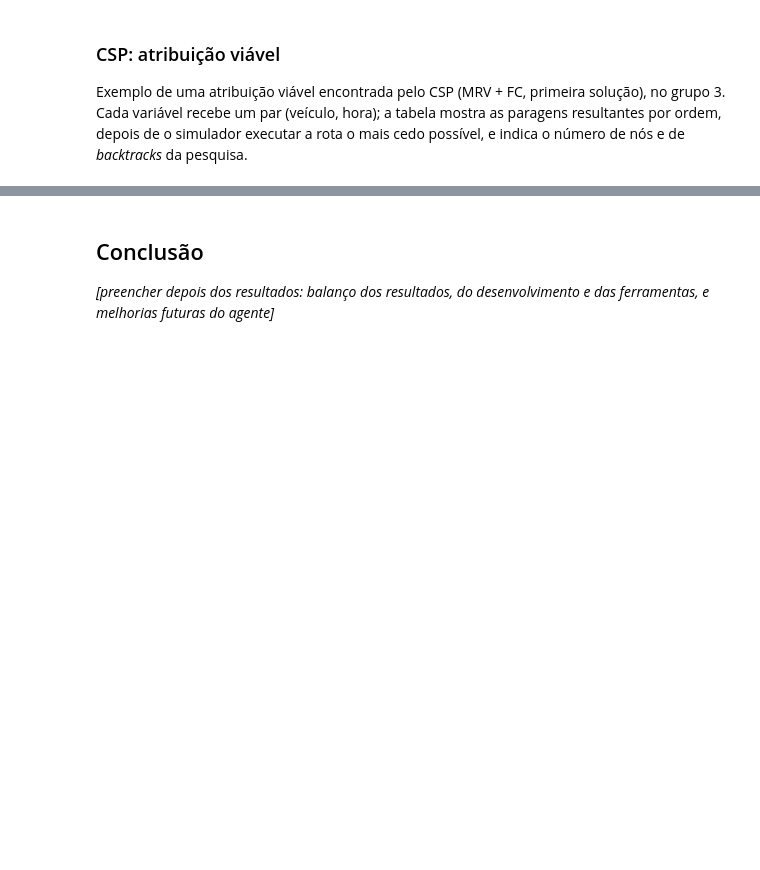
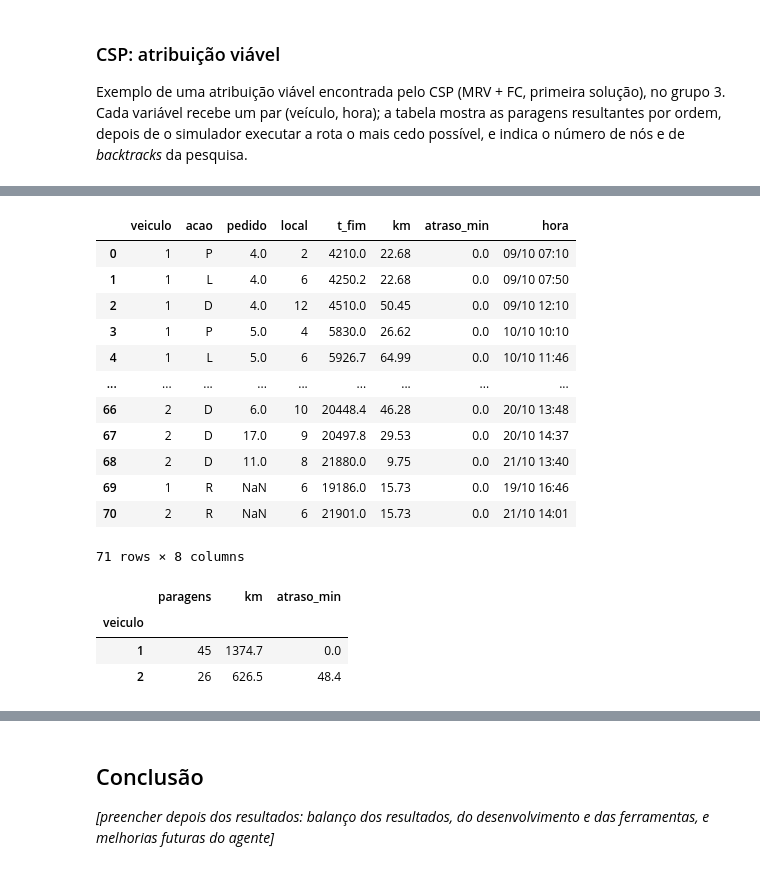
Before and after one commit to disilva021P/IA26_P01_G13, a Jupyter notebook: Proj01.ipynb, the cells around one changed output, grey strips where cells are left out. Cells and saved outputs as stored; diff of their text form; code cells hidden in the pictures; blank space fills up the shorter version.

```diff
--- a/Proj01.ipynb
+++ b/Proj01.ipynb
@@ -224,0 +275,24 @@ Q3.timeline(c3["routes"], origin)
+# %%
+P.timeline(routes, origin)
+# %% [output]
+|  | veiculo | acao | pedido | local | t_fim | km | atraso_min | hora |
+| 0 | 1 | P | 4.0 | 2 | 4210.0 | 22.68 | 0.0 | 09/10 07:10 |
+| 1 | 1 | L | 4.0 | 6 | 4250.2 | 22.68 | 0.0 | 09/10 07:50 |
+| 2 | 1 | D | 4.0 | 12 | 4510.0 | 50.45 | 0.0 | 09/10 12:10 |
+| 3 | 1 | P | 5.0 | 4 | 5830.0 | 26.62 | 0.0 | 10/10 10:10 |
+| 4 | 1 | L | 5.0 | 6 | 5926.7 | 64.99 | 0.0 | 10/10 11:46 |
+| ... | ... | ... | ... | ... | ... | ... | ... | ... |
+| 66 | 2 | D | 6.0 | 10 | 20448.4 | 46.28 | 0.0 | 20/10 13:48 |
+| 67 | 2 | D | 17.0 | 9 | 20497.8 | 29.53 | 0.0 | 20/10 14:37 |
+| 68 | 2 | D | 11.0 | 8 | 21880.0 | 9.75 | 0.0 | 21/10 13:40 |
+| 69 | 1 | R | NaN | 6 | 19186.0 | 15.73 | 0.0 | 19/10 16:46 |
+| 70 | 2 | R | NaN | 6 | 21901.0 | 15.73 | 0.0 | 21/10 14:01 |
+71 rows × 8 columns
+# %%
+tl = P.timeline(routes, origin)
+tl.groupby("veiculo").agg(paragens=("acao", "count"), km=("km", "sum"), atraso_min=("atraso_min", "sum")).round(1)
+# %% [output]
+|  | paragens | km | atraso_min |
+| veiculo |  |  |  |
+| 1 | 45 | 1374.7 | 0.0 |
+| 2 | 26 | 626.5 | 48.4 |
```
Also changed, not shown: parts of 18 cells of this notebook, 1 other file.
